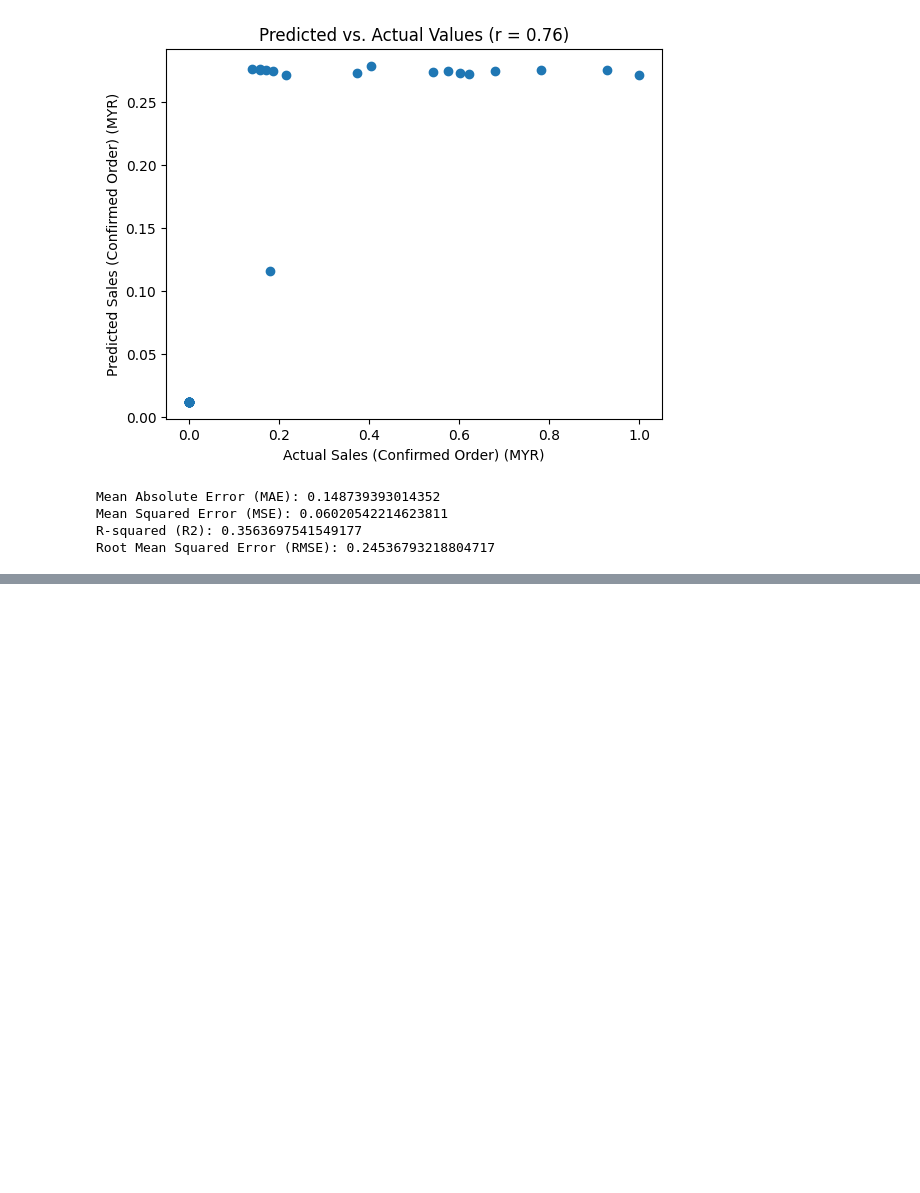
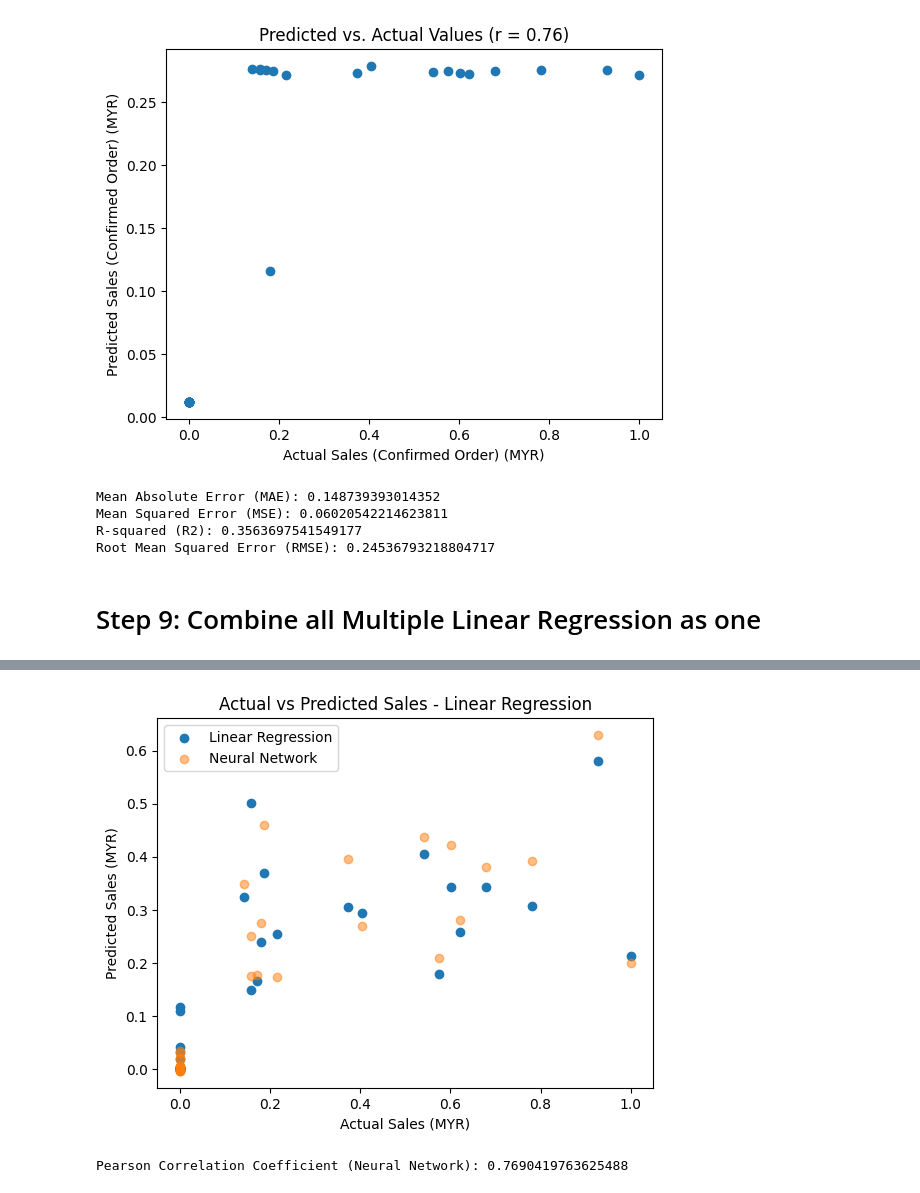
Before and after one commit to JingYuan0926/ChiliLado, a Jupyter notebook: ChiliLado.ipynb, the cells around one changed output, grey strips where cells are left out. Cells and saved outputs as stored; diff of their text form; code cells hidden in the pictures; blank space fills up the shorter version.

```diff
--- a/ChiliLado.ipynb
+++ b/ChiliLado.ipynb
@@ -869,3 +908,5 @@ Mean Absolute Error (MAE): 0.148739393014352
 Mean Squared Error (MSE): 0.06020542214623811
 R-squared (R2): 0.3563697541549177
 Root Mean Squared Error (RMSE): 0.24536793218804717
+# %% [markdown]
+# Step 9: Combine all Multiple Linear Regression as one
@@ -871,0 +960,75 @@ Root Mean Squared Error (RMSE): 0.24536793218804717
+# %%
+from keras.models import Sequential
+from keras.layers import Dense
+
+# Assuming you have two datasets: df1 and df2
+# ...
+
+# Concatenate columns from both datasets
+Xb = pd.concat([df1[['Product Visitors (Visit)', 'Product Page Views', 'Items Visited', 'Search Clicks']],
+                df2[['Percentage of new buyers', 'Percentage of repeat buyers']]], axis=1)
+
+# Target variable
+Yb = df1['Sales (Confirmed Order) (MYR)']
+
+# Split the data into training and testing sets
+X_trainb, X_testb, Y_trainb, Y_testb = train_test_split(Xb, Yb, test_size=0.2, random_state=42)
+
+# Create a linear regression model
+model_linearb = LinearRegression()
+
+# Train the linear regression model
+model_linearb.fit(X_trainb, Y_trainb)
+
+# Make predictions using the linear regression model
+Y_pred_linearb = model_linearb.predict(X_testb)
+
+# Evaluate the linear regression model
+print('Linear Regression Metrics:')
+print('Mean Absolute Error:', metrics.mean_absolute_error(Y_testb, Y_pred_linearb))
+print('Mean Squared Error:', metrics.mean_squared_error(Y_testb, Y_pred_linearb))
+print('Root Mean Squared Error:', np.sqrt(metrics.mean_squared_error(Y_testb, Y_pred_linearb)))
+r2_linearb = r2_score(Y_testb, Y_pred_linearb)
+print('R-squared:', r2_linearb)
+
+# Plotting the predicted vs actual values for linear regression
+plt.scatter(Y_testb, Y_pred_linearb, label='Linear Regression')
+plt.xlabel("Actual Sales (MYR)")
+plt.ylabel("Predicted Sales (MYR)")
+plt.title("Actual vs Predicted Sales - Linear Regression")
+
+# Create a neural network model
+model_nn = Sequential()
+model_nn.add(Dense(32, input_dim=X_trainb.shape[1], activation='relu'))
+model_nn.add(Dense(16, activation='relu'))
+model_nn.add(Dense(1, activation='linear'))
+
+# Compile the neural network model
+model_nn.compile(optimizer='adam', loss='mean_squared_error')
+
+# Train the neural network model
+# Example with a larger batch size (adjust as needed)
+model_nn.fit(X_trainb, Y_trainb, epochs=100, batch_size=64, verbose=1)
+
+
+# Make predictions using the neural network model
+Y_pred_nn = model_nn.predict(X_testb).flatten()
+
+# Evaluate the neural network model
+print('\nNeural Network Metrics:')
+print('Mean Absolute Error:', metrics.mean_absolute_error(Y_testb, Y_pred_nn))
+print('Mean Squared Error:', metrics.mean_squared_error(Y_testb, Y_pred_nn))
+print('Root Mean Squared Error:', np.sqrt(metrics.mean_squared_error(Y_testb, Y_pred_nn)))
+r2_nn = r2_score(Y_testb, Y_pred_nn)
+print('R-squared:', r2_nn)
+
+# Plotting the predicted vs actual values for the neural network
+plt.scatter(Y_testb, Y_pred_nn, label='Neural Network', alpha=0.5)
+
+plt.legend()
+plt.show()
+
+# Pearson Correlation Coefficient for neural network
+corr_coefficient_nn, _ = pearsonr(Y_testb, Y_pred_nn)
+print('Pearson Correlation Coefficient (Neural Network):', corr_coefficient_nn)
+# %% [output]
@@ -871,0 +1052,2 @@ Root Mean Squared Error (RMSE): 0.24536793218804717
+[figure, added]
+Pearson Correlation Coefficient (Neural Network): 0.7690419763625488
```
Also changed, not shown: parts of 13 cells of this notebook, 1 other file.
